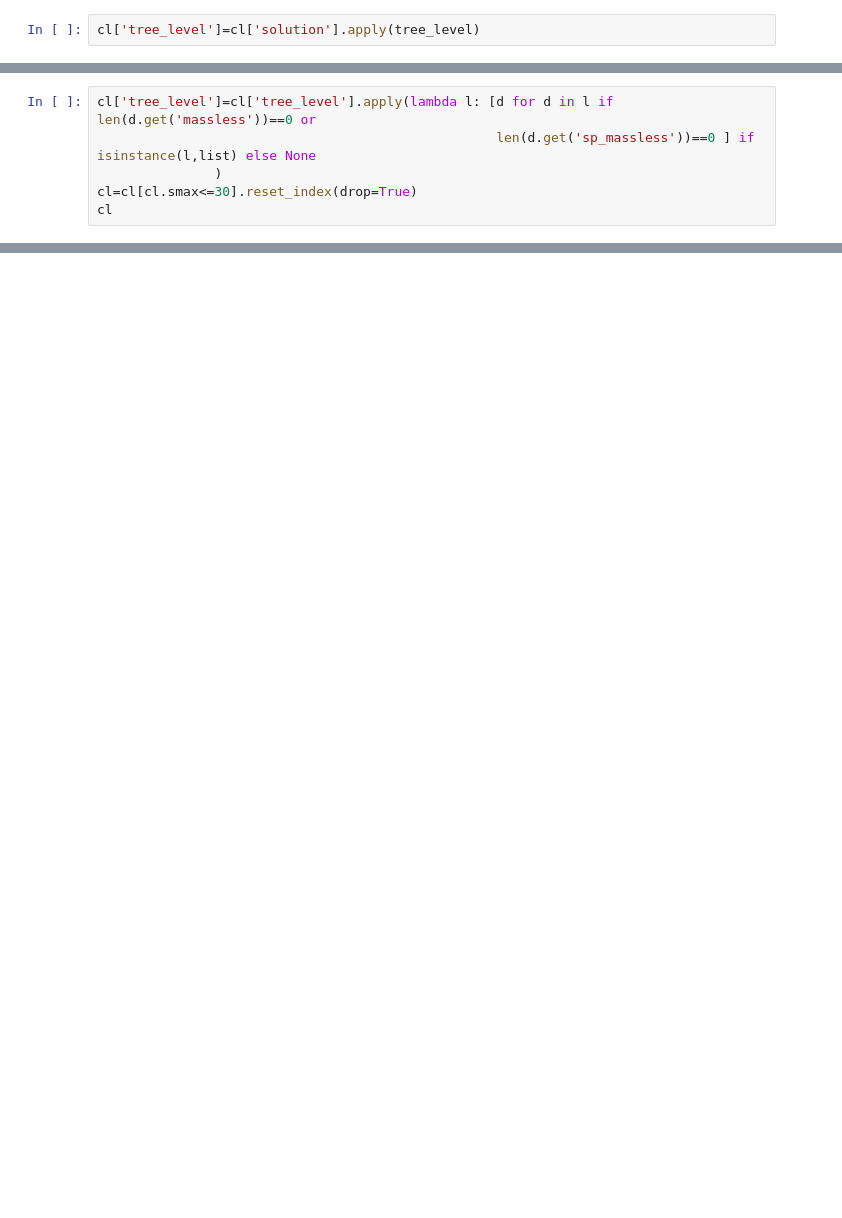
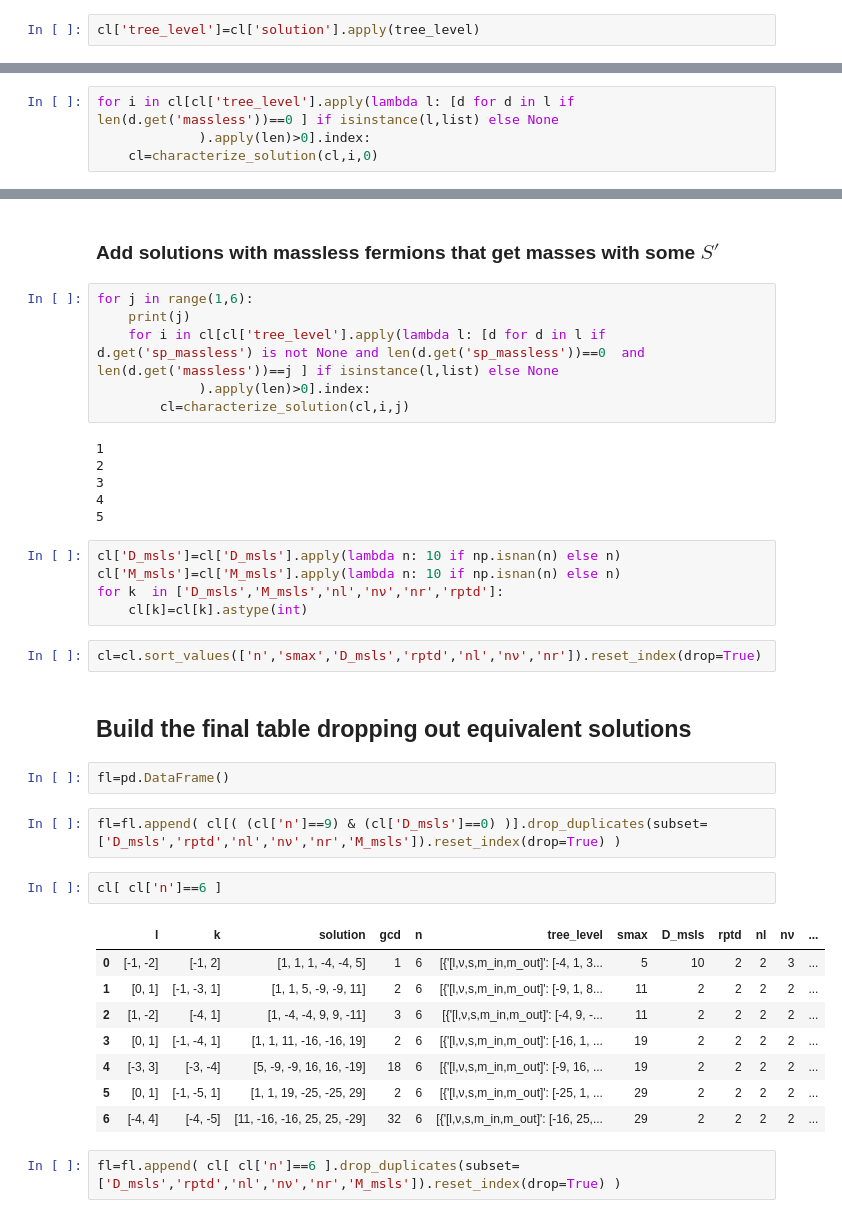
Before and after one commit to LBJ-Wade/anomaly, a Jupyter notebook: DiracSeesaw_Tree_level.ipynb, the cells around one changed output, grey strips where cells are left out. Saved outputs shown, nothing was run; the diff lists cells and outputs as text; blank space fills up the shorter version.

```diff
--- a/DiracSeesaw_Tree_level.ipynb
+++ b/DiracSeesaw_Tree_level.ipynb
@@ -232,6 +181,4 @@ cl=cl[cl['tree_level'].apply(lambda l: [d for d in l if len(d.get('massless'))==
 # %%
-cl['tree_level']=cl['tree_level'].apply(lambda l: [d for d in l if len(d.get('massless'))==0 or
-                                                   len(d.get('sp_massless'))==0 ] if isinstance(l,list) else None
-               )
-cl=cl[cl.smax<=30].reset_index(drop=True)
-cl
+for i in cl[cl['tree_level'].apply(lambda l: [d for d in l if len(d.get('massless'))==0 ] if isinstance(l,list) else None
+             ).apply(len)>0].index:
+    cl=characterize_solution(cl,i,0)
@@ -251,0 +194,40 @@ cl
+# %% [markdown]
+### Add solutions with massless fermions that get masses with some $S'$
+# %%
+for j in range(1,6):
+    print(j)
+    for i in cl[cl['tree_level'].apply(lambda l: [d for d in l if d.get('sp_massless') is not None and len(d.get('sp_massless'))==0  and len(d.get('massless'))==j ] if isinstance(l,list) else None
+             ).apply(len)>0].index:
+        cl=characterize_solution(cl,i,j)
+# %% [output]
+1
+2
+3
+4
+5
+# %%
+cl['D_msls']=cl['D_msls'].apply(lambda n: 10 if np.isnan(n) else n)
+cl['M_msls']=cl['M_msls'].apply(lambda n: 10 if np.isnan(n) else n)
+for k  in ['D_msls','M_msls','nl','nν','nr','rptd']:
+    cl[k]=cl[k].astype(int)
+# %%
+cl=cl.sort_values(['n','smax','D_msls','rptd','nl','nν','nr']).reset_index(drop=True)
+# %% [markdown]
+## Build the final table dropping out equivalent solutions
+# %%
+fl=pd.DataFrame()
+# %%
+fl=fl.append( cl[( (cl['n']==9) & (cl['D_msls']==0) )].drop_duplicates(subset=['D_msls','rptd','nl','nν','nr','M_msls']).reset_index(drop=True) )
+# %%
+cl[ cl['n']==6 ]
+# %% [output]
+|  | l | k | solution | gcd | n | tree_level | smax | D_msls | rptd | nl | nν | ... |
+| 0 | [-1, -2] | [-1, 2] | [1, 1, 1, -4, -4, 5] | 1 | 6 | [{'[l,ν,s,m_in,m_out]': [-4, 1, 3... | 5 | 10 | 2 | 2 | 3 | ... |
+| 1 | [0, 1] | [-1, -3, 1] | [1, 1, 5, -9, -9, 11] | 2 | 6 | [{'[l,ν,s,m_in,m_out]': [-9, 1, 8... | 11 | 2 | 2 | 2 | 2 | ... |
+| 2 | [1, -2] | [-4, 1] | [1, -4, -4, 9, 9, -11] | 3 | 6 | [{'[l,ν,s,m_in,m_out]': [-4, 9, -... | 11 | 2 | 2 | 2 | 2 | ... |
+| 3 | [0, 1] | [-1, -4, 1] | [1, 1, 11, -16, -16, 19] | 2 | 6 | [{'[l,ν,s,m_in,m_out]': [-16, 1, ... | 19 | 2 | 2 | 2 | 2 | ... |
+| 4 | [-3, 3] | [-3, -4] | [5, -9, -9, 16, 16, -19] | 18 | 6 | [{'[l,ν,s,m_in,m_out]': [-9, 16, ... | 19 | 2 | 2 | 2 | 2 | ... |
+| 5 | [0, 1] | [-1, -5, 1] | [1, 1, 19, -25, -25, 29] | 2 | 6 | [{'[l,ν,s,m_in,m_out]': [-25, 1, ... | 29 | 2 | 2 | 2 | 2 | ... |
+| 6 | [-4, 4] | [-4, -5] | [11, -16, -16, 25, 25, -29] | 32 | 6 | [{'[l,ν,s,m_in,m_out]': [-16, 25,... | 29 | 2 | 2 | 2 | 2 | ... |
+# %%
+fl=fl.append( cl[ cl['n']==6 ].drop_duplicates(subset=['D_msls','rptd','nl','nν','nr','M_msls']).reset_index(drop=True) )
```
Also changed, not shown: parts of 43 cells of this notebook, 1 other file.
